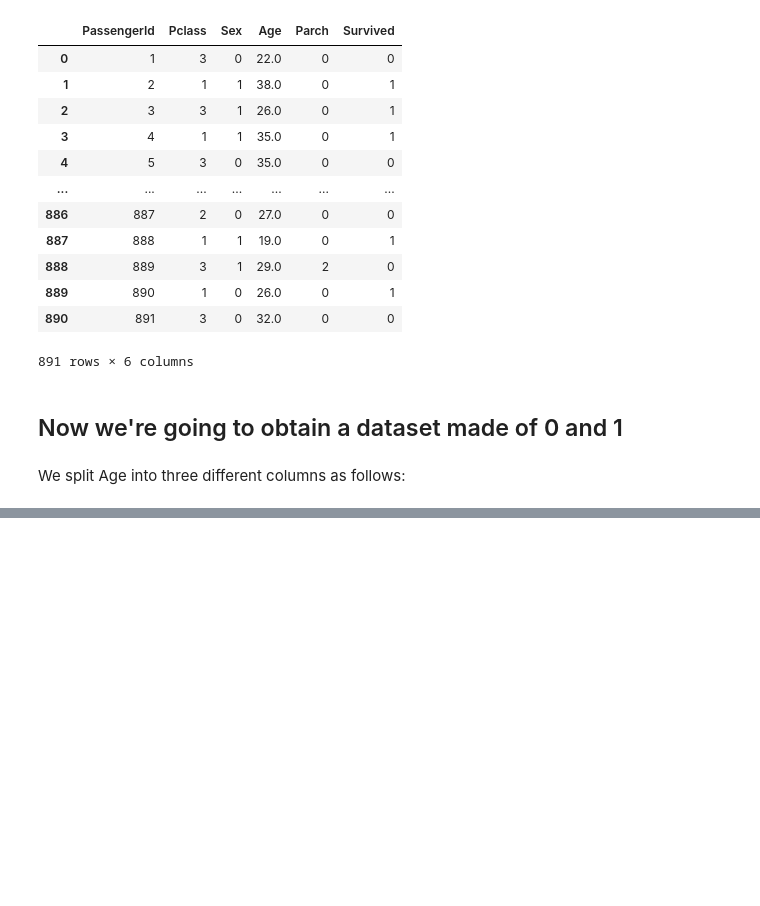
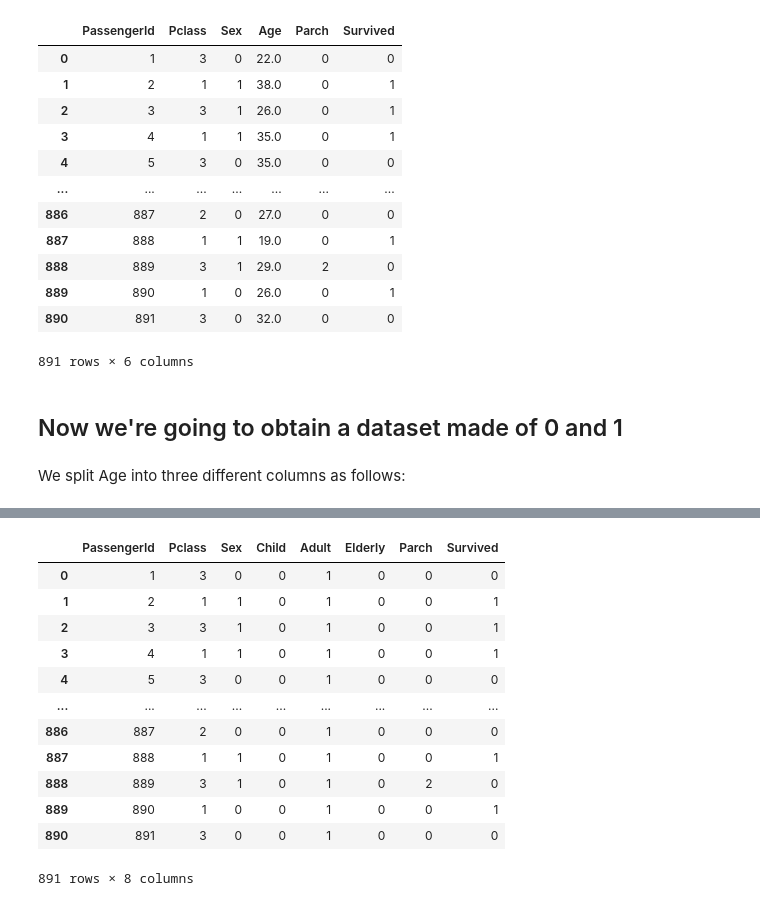
Before and after one commit to Fedege98/TitanicKaggle, a Jupyter notebook: titanicchallenge.ipynb, the cells around one changed output, grey strips where cells are left out. Drawn from its saved outputs; the diff is of its cells as text; code cells hidden in the pictures; blank space fills up the shorter version.

```diff
--- a/titanicchallenge.ipynb
+++ b/titanicchallenge.ipynb
@@ -227,0 +228,17 @@ df.groupby('Children').Survived.mean().plot(kind='bar')
+# %%
+df = df.drop(columns=['Age'], axis = 1)
+df
+# %% [output]
+|  | PassengerId | Pclass | Sex | Child | Adult | Elderly | Parch | Survived |
+| 0 | 1 | 3 | 0 | 0 | 1 | 0 | 0 | 0 |
+| 1 | 2 | 1 | 1 | 0 | 1 | 0 | 0 | 1 |
+| 2 | 3 | 3 | 1 | 0 | 1 | 0 | 0 | 1 |
+| 3 | 4 | 1 | 1 | 0 | 1 | 0 | 0 | 1 |
+| 4 | 5 | 3 | 0 | 0 | 1 | 0 | 0 | 0 |
+| ... | ... | ... | ... | ... | ... | ... | ... | ... |
+| 886 | 887 | 2 | 0 | 0 | 1 | 0 | 0 | 0 |
+| 887 | 888 | 1 | 1 | 0 | 1 | 0 | 0 | 1 |
+| 888 | 889 | 3 | 1 | 0 | 1 | 0 | 2 | 0 |
+| 889 | 890 | 1 | 0 | 0 | 1 | 0 | 0 | 1 |
+| 890 | 891 | 3 | 0 | 0 | 1 | 0 | 0 | 0 |
+891 rows × 8 columns
```
Also changed, not shown: parts of 10 cells of this notebook.
